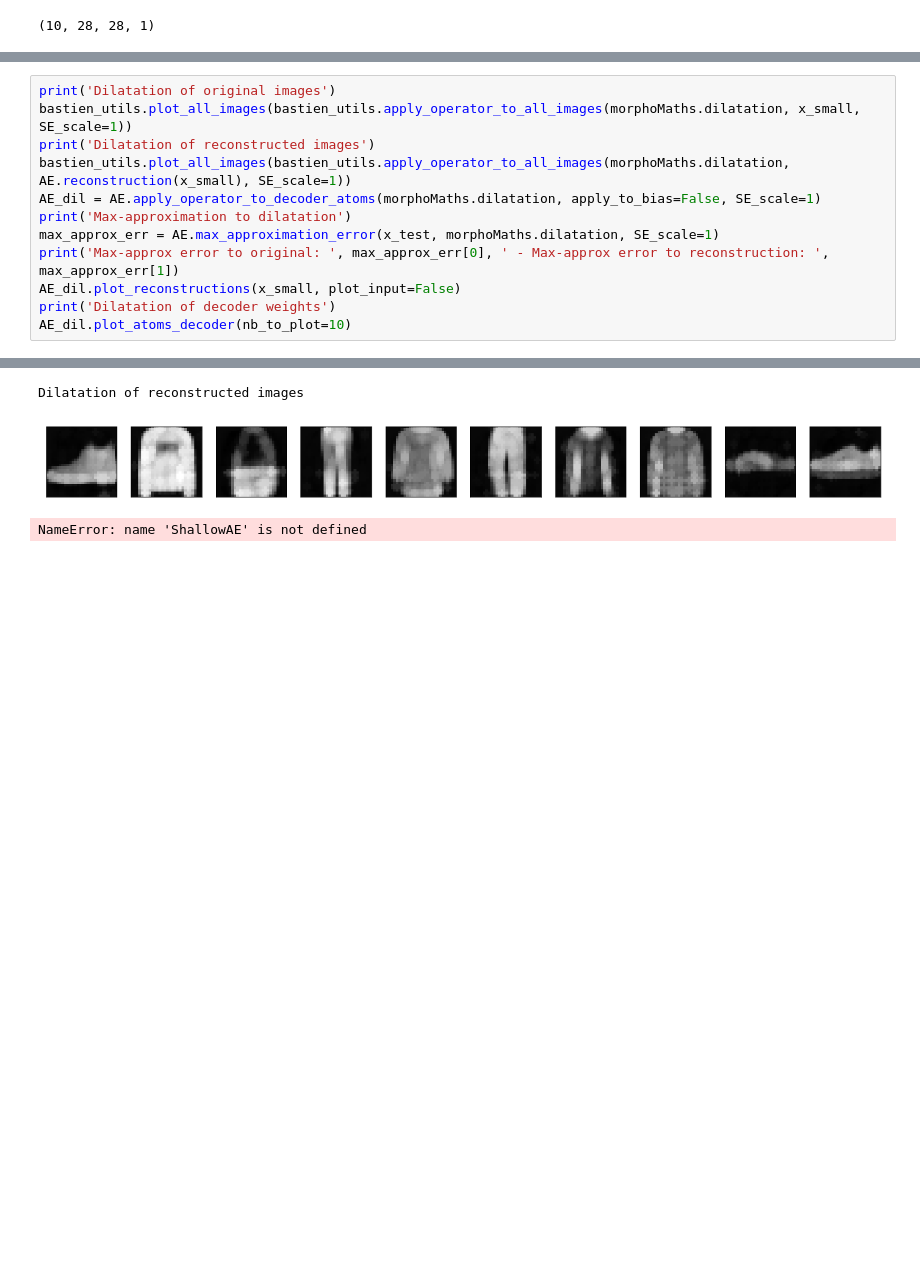
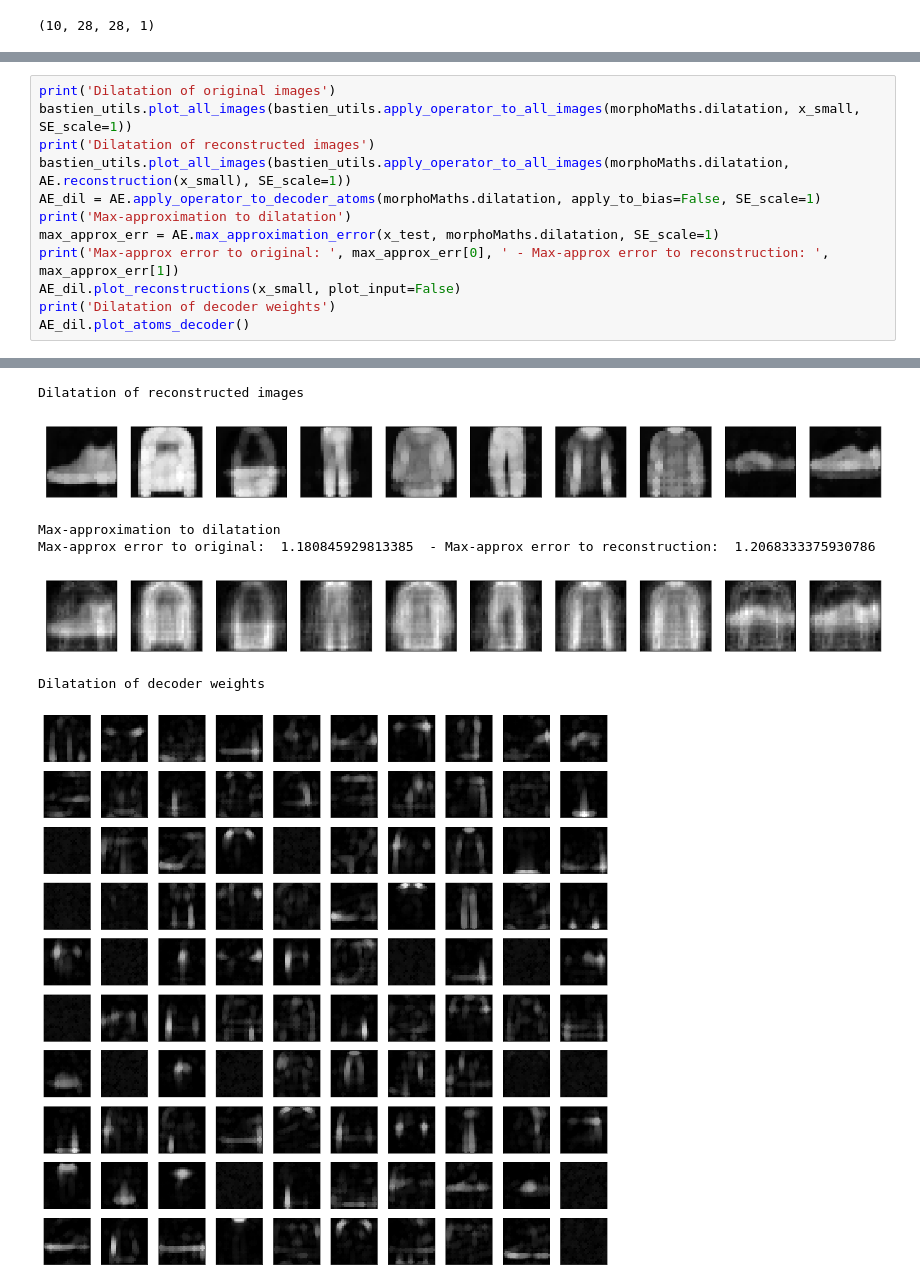
Before and after one commit to PonchonB/Mathematical_Morphologies_And_Deep_Learning, a Jupyter notebook: Notebooks/18_12_14_AsymAE_infoGAN_NonNegConstraint.ipynb, the cells around one changed output, grey strips where cells are left out. Saved outputs shown, nothing was run; the diff lists cells and outputs as text; blank space fills up the shorter version.

```diff
--- a/Notebooks/18_12_14_AsymAE_infoGAN_NonNegConstraint.ipynb
+++ b/Notebooks/18_12_14_AsymAE_infoGAN_NonNegConstraint.ipynb
@@ -48,18 +49,22 @@ Atom images (weights of the encoder)
 # %%
 print('Dilatation of original images')
 bastien_utils.plot_all_images(bastien_utils.apply_operator_to_all_images(morphoMaths.dilatation, x_small, SE_scale=1))
 print('Dilatation of reconstructed images')
 bastien_utils.plot_all_images(bastien_utils.apply_operator_to_all_images(morphoMaths.dilatation, AE.reconstruction(x_small), SE_scale=1))
 AE_dil = AE.apply_operator_to_decoder_atoms(morphoMaths.dilatation, apply_to_bias=False, SE_scale=1)
 print('Max-approximation to dilatation')
 max_approx_err = AE.max_approximation_error(x_test, morphoMaths.dilatation, SE_scale=1)
 print('Max-approx error to original: ', max_approx_err[0], ' - Max-approx error to reconstruction: ', max_approx_err[1])
 AE_dil.plot_reconstructions(x_small, plot_input=False)
 print('Dilatation of decoder weights')
-AE_dil.plot_atoms_decoder(nb_to_plot=10)
+AE_dil.plot_atoms_decoder()
 # %% [output]
 Dilatation of original images
 [figure]
 Dilatation of reconstructed images
 [figure]
-NameError: name 'ShallowAE' is not defined
+Max-approximation to dilatation
+Max-approx error to original:  1.180845929813385  - Max-approx error to reconstruction:  1.2068333375930786
+[figure, added]
+Dilatation of decoder weights
+[figure, added]
```
Also changed, not shown: parts of 14 cells of this notebook, 9 other files.
